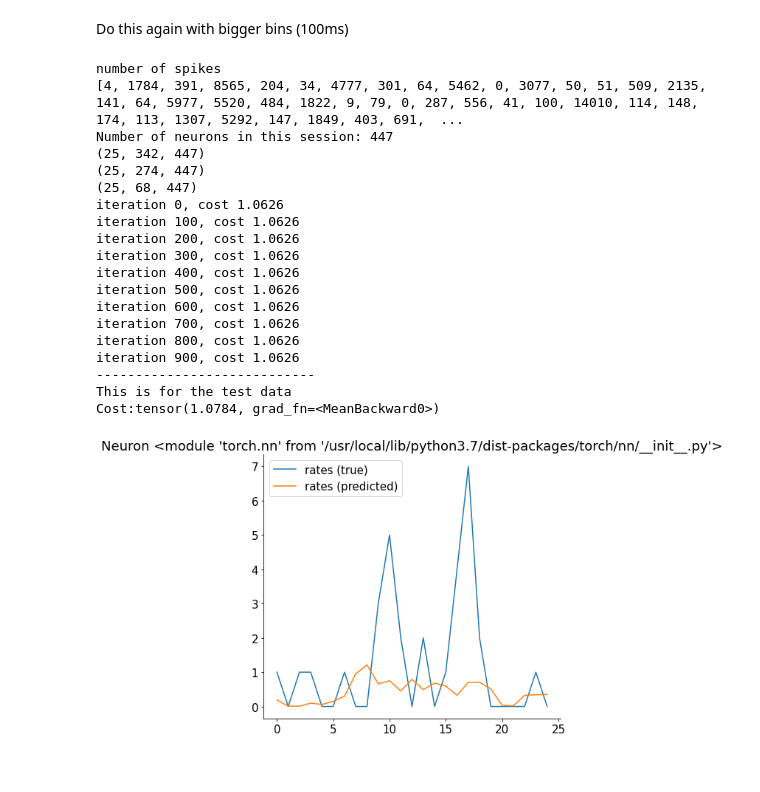
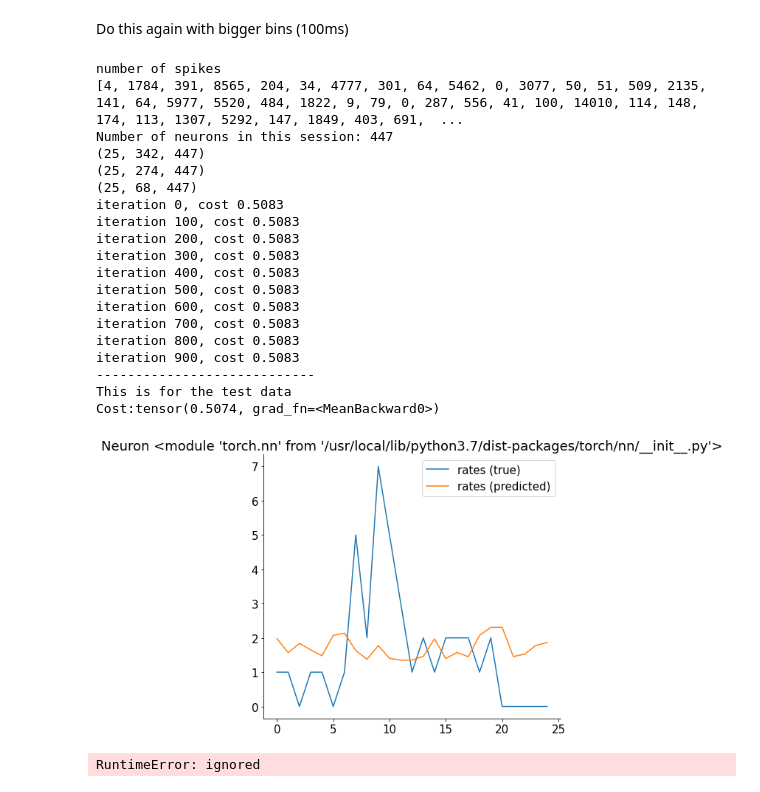
Before and after one commit to klaragerlei/GoatsOfAllTime, a Jupyter notebook: klara_RNN.ipynb, the cells around one changed output. Saved outputs shown, nothing was run; the diff lists cells and outputs as text; code cells hidden in the pictures.

```diff
--- a/klara_RNN.ipynb
+++ b/klara_RNN.ipynb
@@ -361,12 +355,9 @@ Prepare input - we will be focusing on the training data for now
 # %%
-def split_across_neurons(session_data):
-  # session_data = data_to_analyze.spikes.iloc[session_id]
-  # todo x0 should be the spikes and x1 the behaviour
-  neuron_split_idx = session_data.shape[2] // 2
-  x0 = torch.from_numpy(session_data[:,:,:neuron_split_idx]).to(device).float()
-  x1 = torch.from_numpy(session_data[:,:,neuron_split_idx:neuron_split_idx*2]).to(device).float()
+def convert_for_network(session_data):
+  x0 = torch.from_numpy(session_data).to(device).float()
+  x1 = torch.from_numpy(session_data).to(device).float()
   return x0, x1
-x0, x1 = split_across_neurons(X_train)
+x0, x1 = convert_for_network(X_train)  # x0 and x1 are the same
 # %% [markdown]
 Initialize network
 # %%
@@ -400,7 +391,7 @@ def Poisson_loss(lam, spk):
 
 
 def train_network(net, x0, x1):
-  niter = 1000
+  niter = 100
   for k in range(niter):
     # the network outputs the single-neuron prediction and the latents
     z, y = net(x1)
@@ -417,7 +408,8 @@ def train_network(net, x0, x1):
       print(f'iteration {k}, cost {cost.item():.4f}')
 
     rpred = z.detach().cpu().numpy()  # predicted output
+    latent_variables = y.detach().cpu().numpy()
     #print(rpred)
-  return rpred
-rpred = train_network(net, x0, x1)
+  return rpred, latent_variables
+rpred, latent_variables = train_network(net, x0, x1)
 # %% [output]
@@ -451,7 +452,7 @@ plot_prediction_vs_data(rpred, x0, neuron_id=29, trial_id=1)
 Check how well the model is doing on the test data
 # %%
 def run_model_on_test_data(X_test, net):
-  x0_test, x1_test = split_across_neurons(X_test)  #
+  x0_test, x1_test = convert_for_network(X_test)  #
 
   # the network outputs the single-neuron prediction and the latents
   z, y = net(x1_test)
@@ -490,7 +491,7 @@ def initialize_network():
   # we set up the optimizer. Adjust the learning rate if the training is slow or if it explodes.
   optimizer = torch.optim.Adam(net.parameters(), lr=.005)
   return net, optimizer
-net2, optimizer = initialize_network()
+net2, optimizer, ncomp = initialize_network()
 # %% [markdown]
 Train net2
 # %%
@@ -517,32 +518,32 @@ Do this again with bigger bins (100ms)
 # %%
 def run_model_on_data_with_bigger_bins(data_to_analyze):
   behaviour_data, session_to_analyze_reshaped = reshape_face_data(data_to_analyze, trial_id=None, spikes_column_name='spikes_bigger_bins_not_flat')
   X_train, X_test = split_data_to_training_and_test(data_to_analyze, session_id=0, spikes_column_name='spikes_bigger_bins_not_flat')
-  x0, x1 = split_across_neurons(X_train)
+  x0, x1 = convert_for_network(X_train)
   net, optimizer, ncomp = initialize_network()
-  rpred = train_network(net, x0, x1)
+  rpred, latent_variables = train_network(net, x0, x1)
   rpred, cost = run_model_on_test_data(X_test, net)
   return rpred, x0
 rpred_rebinned, x0_rebinned = run_model_on_data_with_bigger_bins(data_to_analyze)
 plot_prediction_vs_data(rpred_rebinned, x0_rebinned, neuron_id=29, trial_id=1)
 # %% [output]
 number of spikes
 [4, 1784, 391, 8565, 204, 34, 4777, 301, 64, 5462, 0, 3077, 50, 51, 509, 2135, 141, 64, 5977, 5520, 484, 1822, 9, 79, 0, 287, 556, 41, 100, 14010, 114, 148, 174, 113, 1307, 5292, 147, 1849, 403, 691,  ...
 Number of neurons in this session: 447
 (25, 342, 447)
 (25, 274, 447)
 (25, 68, 447)
-iteration 0, cost 1.0626
-iteration 100, cost 1.0626
-iteration 200, cost 1.0626
-iteration 300, cost 1.0626
-iteration 400, cost 1.0626
-iteration 500, cost 1.0626
-iteration 600, cost 1.0626
-iteration 700, cost 1.0626
-iteration 800, cost 1.0626
-iteration 900, cost 1.0626
+iteration 0, cost 0.5083
+iteration 100, cost 0.5083
+iteration 200, cost 0.5083
+iteration 300, cost 0.5083
+iteration 400, cost 0.5083
+iteration 500, cost 0.5083
+iteration 600, cost 0.5083
+iteration 700, cost 0.5083
+iteration 800, cost 0.5083
+iteration 900, cost 0.5083
 ----------------------------
 This is for the test data
-Cost:tensor(1.0784, grad_fn=<MeanBackward0>)
+Cost:tensor(0.5074, grad_fn=<MeanBackward0>)
-[figure, old version]
+[figure, new version]
@@ -548,0 +561,18 @@ Cost:tensor(1.0784, grad_fn=<MeanBackward0>)
+# %%
+def run_model_on_test_data_split(X_test, net):
+  x0_test, x1_test = split_across_neurons(X_test)  #
+
+  # the network outputs the single-neuron prediction and the latents
+  z, y = net(x1_test)
+
+  # our log-likelihood cost
+  cost = Poisson_loss(z, x0_test).mean()
+  print('----------------------------')
+  print('This is for the test data')
+  print('Cost:' + str(cost))
+  rpred = z.detach().cpu().numpy()  # predicted output
+  return rpred, cost
+
+rpred, cost = run_model_on_test_data_split(X_test, net)
+# %% [output]
+RuntimeError: ignored
```
Also changed, not shown: parts of 16 cells of this notebook.
